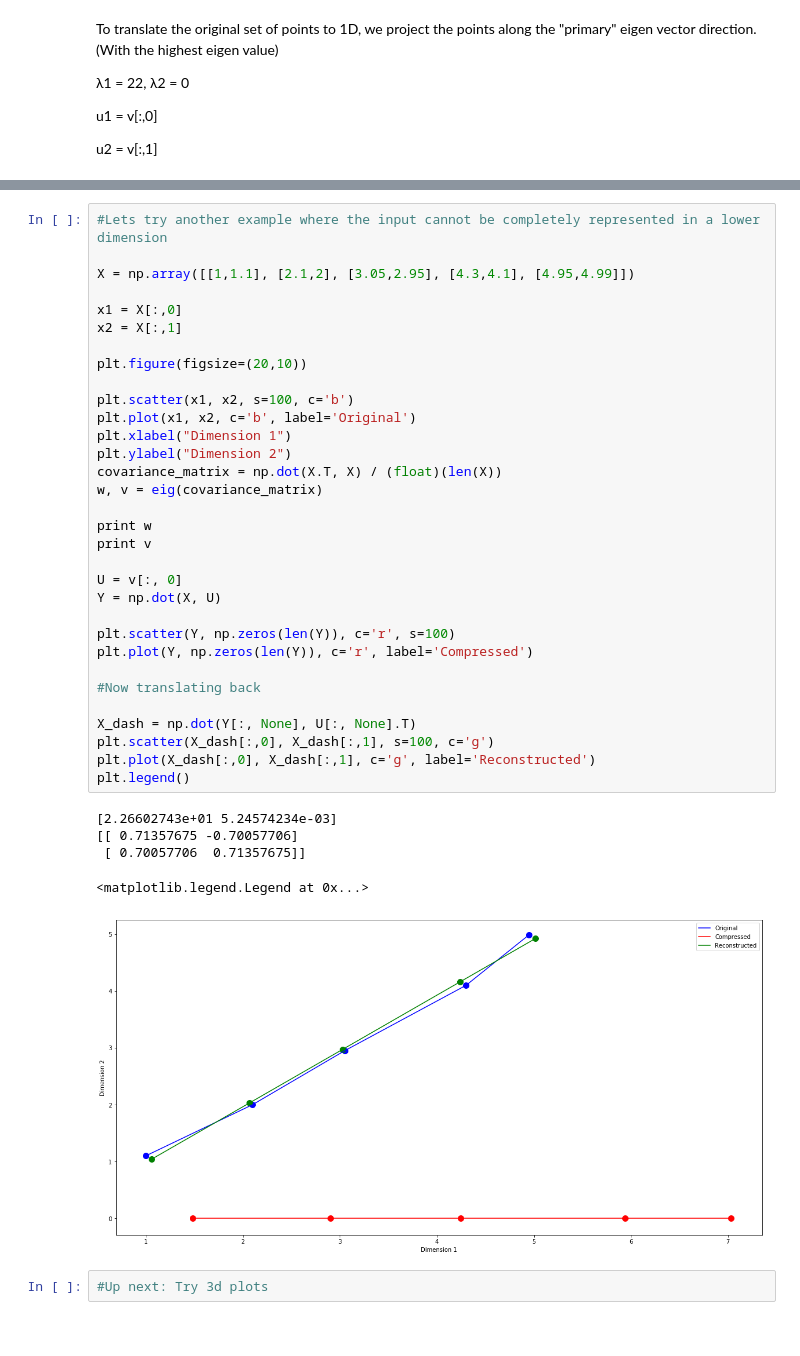
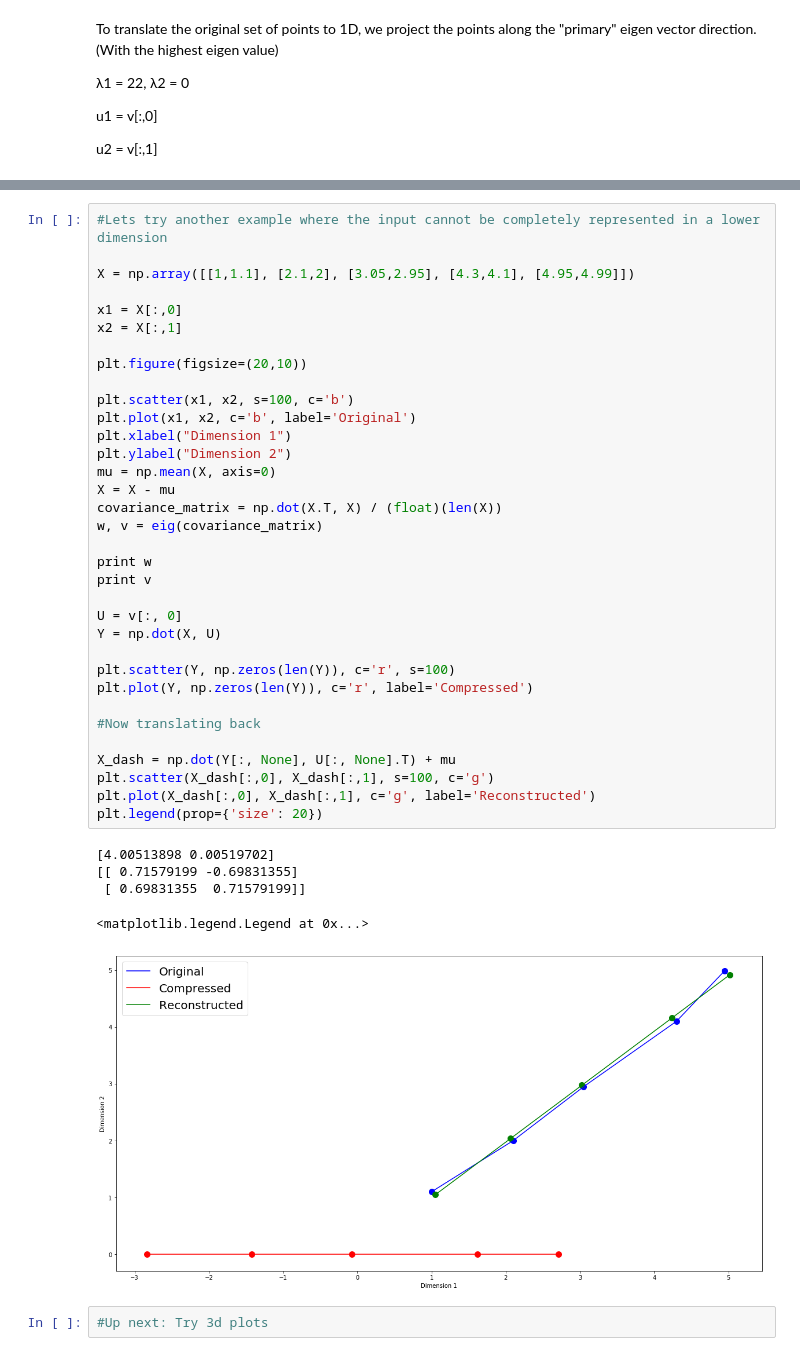
Before and after one commit to arunkumar-ra/python-notebooks, a Jupyter notebook: Principal Component Analysis.ipynb, the cells around one changed output, grey strips where cells are left out. Drawn from its saved outputs; the diff is of its cells as text.

```diff
--- a/Principal Component Analysis.ipynb
+++ b/Principal Component Analysis.ipynb
@@ -60,38 +64,40 @@ plt.plot(X_dash[:,0], X_dash[:,1])
 
 X = np.array([[1,1.1], [2.1,2], [3.05,2.95], [4.3,4.1], [4.95,4.99]])
 
 x1 = X[:,0]
 x2 = X[:,1]
 
 plt.figure(figsize=(20,10))
 
 plt.scatter(x1, x2, s=100, c='b')
 plt.plot(x1, x2, c='b', label='Original')
 plt.xlabel("Dimension 1")
 plt.ylabel("Dimension 2")
+mu = np.mean(X, axis=0)
+X = X - mu
 covariance_matrix = np.dot(X.T, X) / (float)(len(X))
 w, v = eig(covariance_matrix)
 
 print w
 print v
 
 U = v[:, 0]
 Y = np.dot(X, U)
 
 plt.scatter(Y, np.zeros(len(Y)), c='r', s=100)
 plt.plot(Y, np.zeros(len(Y)), c='r', label='Compressed')
 
 #Now translating back
 
-X_dash = np.dot(Y[:, None], U[:, None].T)
+X_dash = np.dot(Y[:, None], U[:, None].T) + mu
 plt.scatter(X_dash[:,0], X_dash[:,1], s=100, c='g')
 plt.plot(X_dash[:,0], X_dash[:,1], c='g', label='Reconstructed')
-plt.legend()
+plt.legend(prop={'size': 20})
 # %% [output]
-[2.26602743e+01 5.24574234e-03]
-[[ 0.71357675 -0.70057706]
- [ 0.70057706  0.71357675]]
+[4.00513898 0.00519702]
+[[ 0.71579199 -0.69831355]
+ [ 0.69831355  0.71579199]]
 <matplotlib.legend.Legend at 0x...>
-[figure, old version]
+[figure, new version]
 # %%
 #Up next: Try 3d plots
```
Also changed, not shown: parts of 4 cells of this notebook, 1 other file.
